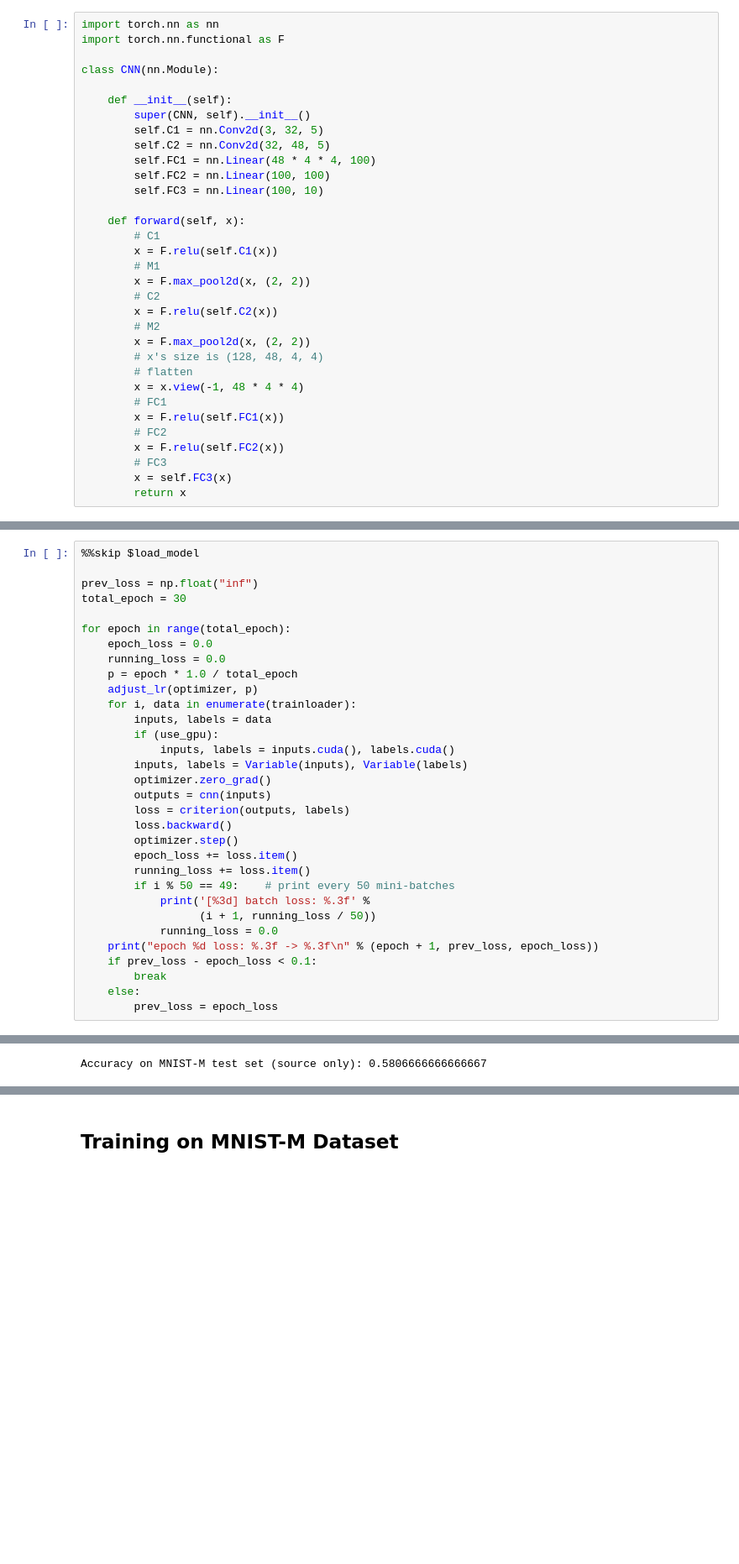
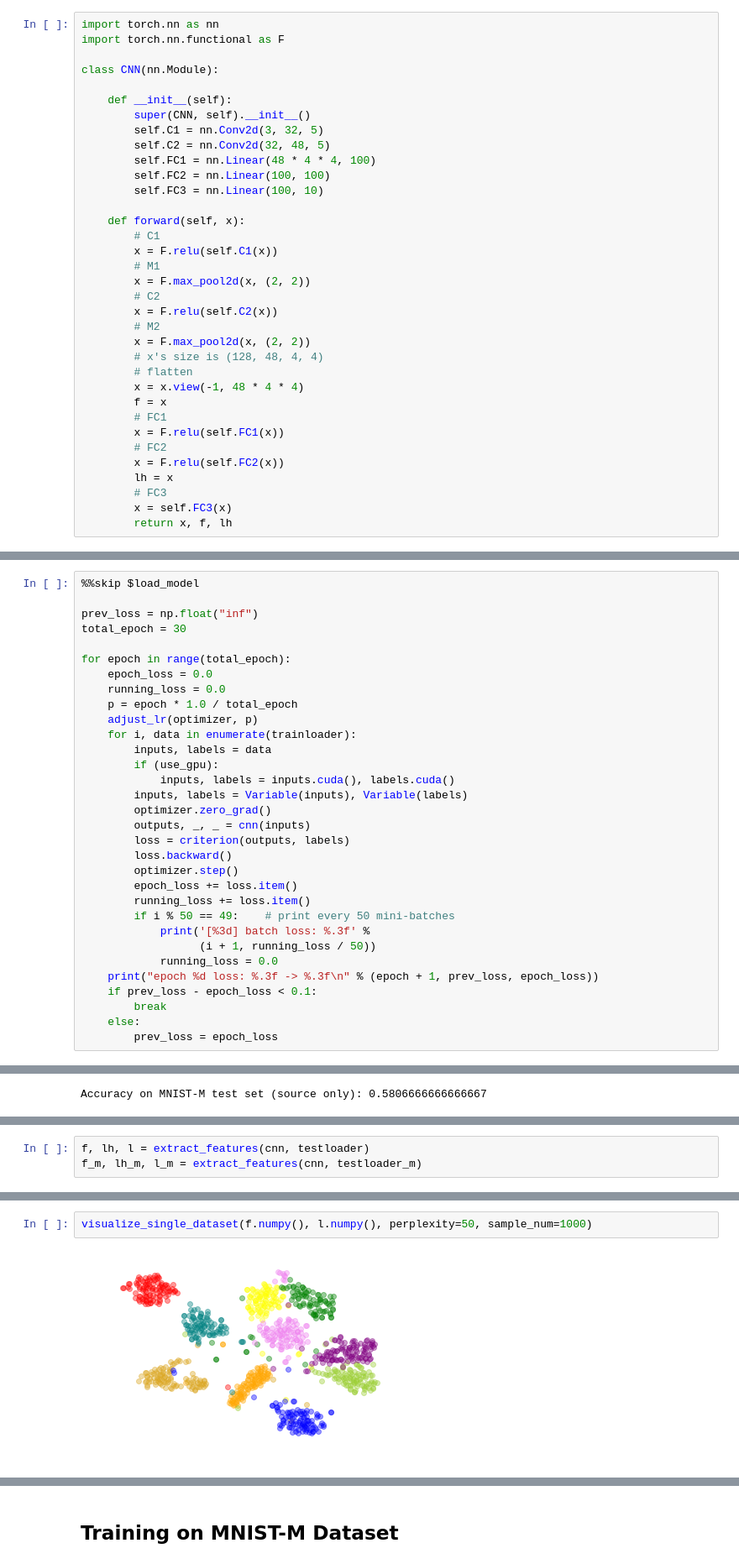
Before and after one commit to neoqy/DDA, a Jupyter notebook: MNIST_to_MNIST-M.ipynb, the cells around one changed output, grey strips where cells are left out. Shown: that part at 84% size. Saved outputs shown, nothing was run; the diff lists cells and outputs as text; blank space fills up the shorter version.

Commit message:
Add visualization of features and last hidden layer (using t-SNE)

```diff
--- a/MNIST_to_MNIST-M.ipynb
+++ b/MNIST_to_MNIST-M.ipynb
@@ -39,13 +40,15 @@ class CNN(nn.Module):
         # x's size is (128, 48, 4, 4)
         # flatten
         x = x.view(-1, 48 * 4 * 4)
+        f = x
         # FC1
         x = F.relu(self.FC1(x))
         # FC2
         x = F.relu(self.FC2(x))
+        lh = x
         # FC3
         x = self.FC3(x)
-        return x
+        return x, f, lh
 # %%
 cnn = CNN()
 if (use_gpu):
@@ -171,7 +167,7 @@ for epoch in range(total_epoch):
             inputs, labels = inputs.cuda(), labels.cuda()
         inputs, labels = Variable(inputs), Variable(labels)
         optimizer.zero_grad()
-        outputs = cnn(inputs)
+        outputs, _, _ = cnn(inputs)
         loss = criterion(outputs, labels)
         loss.backward()
         optimizer.step()
@@ -286,0 +323,3 @@ Accuracy on MNIST-M test set (source only): 0.5806666666666667
+# %%
+f, lh, l = extract_features(cnn, testloader)
+f_m, lh_m, l_m = extract_features(cnn, testloader_m)
@@ -286,0 +328,4 @@ Accuracy on MNIST-M test set (source only): 0.5806666666666667
+# %%
+visualize_single_dataset(f.numpy(), l.numpy(), perplexity=50, sample_num=1000)
+# %% [output]
+[figure, added]
```
Also changed, not shown: parts of 36 cells of this notebook, 4 other files.
